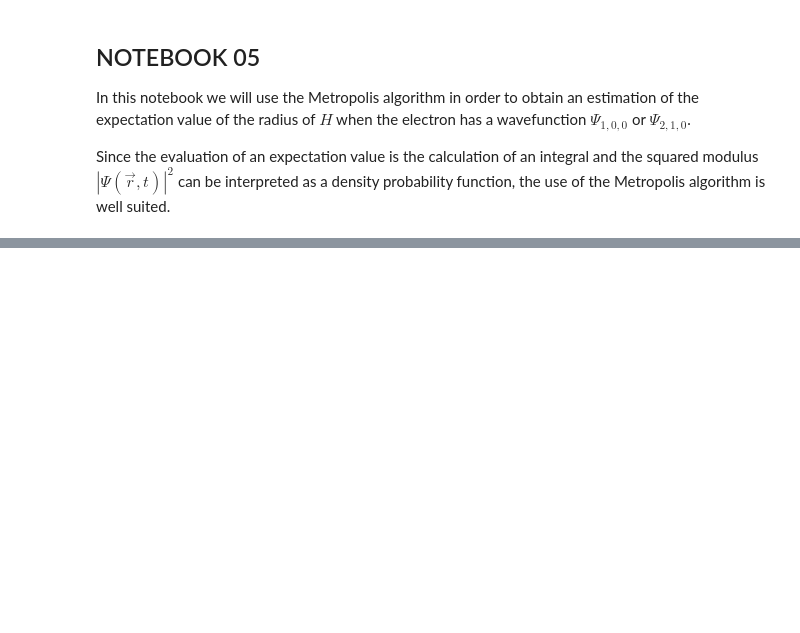
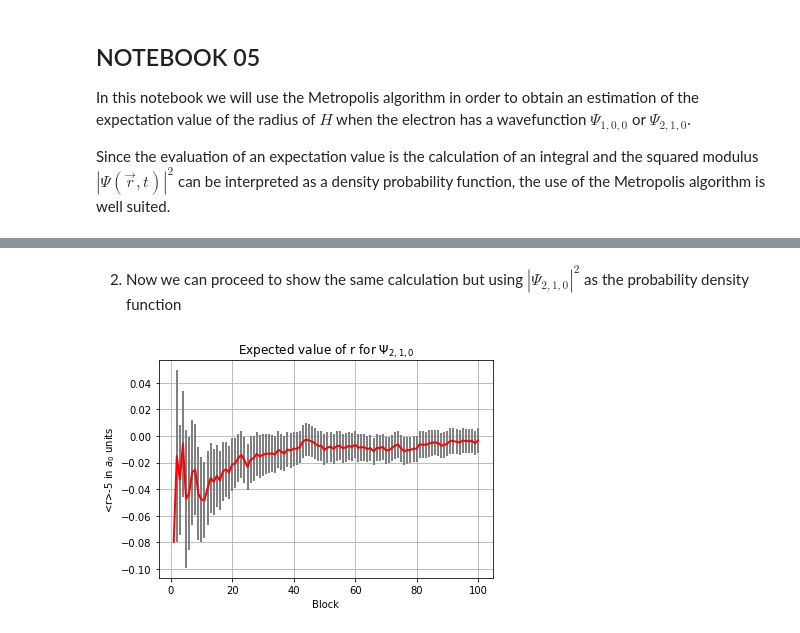
Before and after one commit to StefanoBarison/NSLaboratory, a Jupyter notebook: 05_Exercise/Exercises_05.ipynb, the cells around one changed output, grey strips where cells are left out. Drawn from its saved outputs; the diff is of its cells as text; code cells hidden in the pictures; blank space fills up the shorter version.

```diff
--- a/05_Exercise/Exercises_05.ipynb
+++ b/05_Exercise/Exercises_05.ipynb
@@ -32,0 +81,30 @@ x2=[]
+# %% [markdown]
+2) Now we can proceed to show the same calculation but using $|\Psi_{2,1,0}|^{2}$ as the probability density function
+# %%
+data1=open("2p_integral.dat",'r').read().split('\n')
+
+data1=[x.split(',') for x in data1]
+
+x1=np.zeros(len(data1)-1)
+y1=np.zeros(len(data1)-1)
+y1_err=np.zeros(len(data1)-1)
+
+
+
+for i in range(len(data1)-1):
+    x1[i]=data1[i][0]
+    y1[i]=data1[i][1]
+    y1_err[i]=data1[i][2]
+
+
+plt.errorbar(x1,y1-5,yerr=y1_err,color='r',lw=2,ecolor='gray')
+plt.xlabel('Block')
+plt.ylabel('<r>-5 in $a_0$ units')
+plt.grid(True)
+plt.title("Expected value of r for $\Psi_{2,1,0}$")
+
+plt.show()
+
+plt.close()
+# %% [output]
+[figure, added]
```
Also changed, not shown: parts of 14 cells of this notebook, 9 other files.
